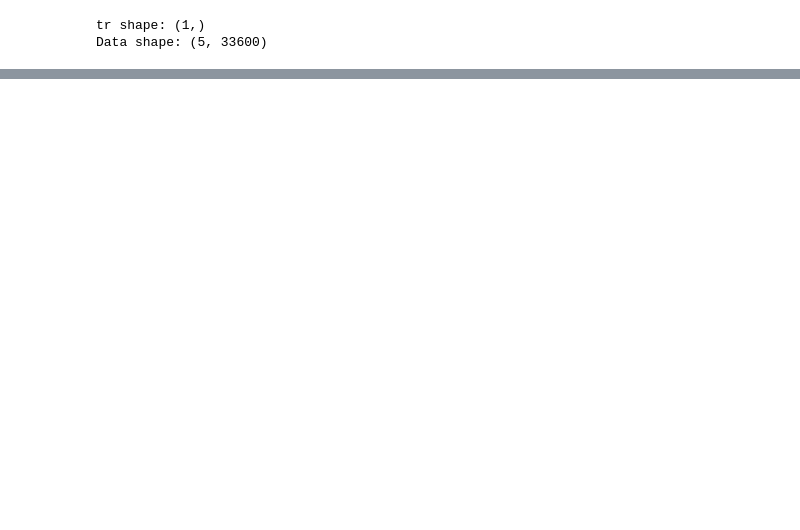
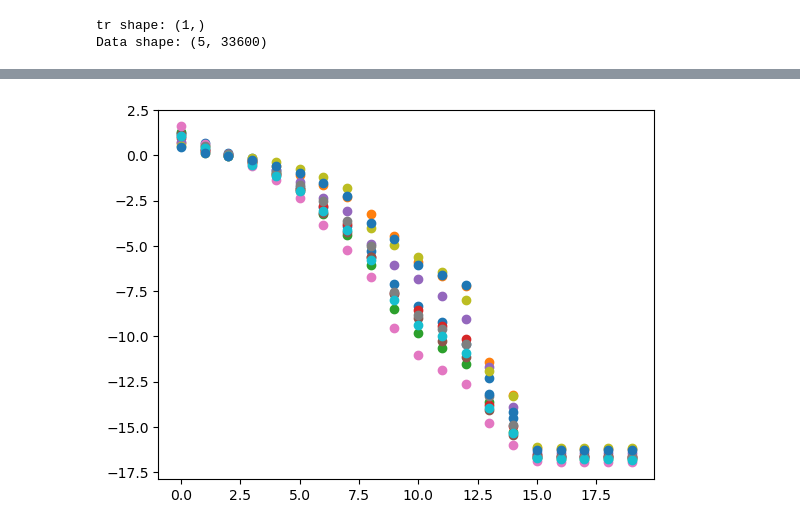
Before and after one commit to oist/ReservoirComputing, a Jupyter notebook: figure/fig4_worm.ipynb, the cells around one changed output, grey strips where cells are left out. Drawn from its saved outputs; the diff is of its cells as text; code cells hidden in the pictures; blank space fills up the shorter version.

```diff
--- a/figure/fig4_worm.ipynb
+++ b/figure/fig4_worm.ipynb
@@ -107,2 +170,2 @@ plt.plot(predictions[2])
 # %%
-spectrum = esn.lyapunov_spectrum(worm_N2_scaled[:inputdim, 2000:], 20, 1500, 1, 1/16, 1, 1500, 500, False)
+spectrum_11 = esn.lyapunov_spectrum(worm_N2_scaled[:inputdim, 2000:], 20, 2500, 2, 1/16, 2, 2000, 500, False)
@@ -110,0 +194,2 @@ spectrum_resampled = esn_resampled.lyapunov_spectrum(worm_N2_scaled_resampled[:i
+# %%
+spectrum = esn.lyapunov_spectrum(worm_N2_scaled[:5, 2000:], 20, 4500, 2, 1/16, 5, 2000, 500, False)
@@ -110,0 +229,15 @@ spectrum_resampled = esn_resampled.lyapunov_spectrum(worm_N2_scaled_resampled[:i
+# %%
+plt.plot(spectrum['mean'], 'o')
+plt.plot(spectrum_1['mean'], 'o')
+plt.plot(spectrum_2['mean'], 'o')
+plt.plot(spectrum_3['mean'], 'o')
+plt.plot(spectrum_4['mean'], 'o')
+plt.plot(spectrum_6['all_samples'][1], 'o')
+plt.plot(spectrum_7['mean'], 'o')
+plt.plot(spectrum_8['mean'], 'o')
+plt.plot(spectrum_9['mean'], 'o')
+plt.plot(spectrum_10['all_samples'][1], 'o')
+plt.plot(spectrum_11['mean'], 'o')
+plt.show()
+# %% [output]
+[figure, added]
```
Also changed, not shown: parts of 42 cells of this notebook, 7 other files.
